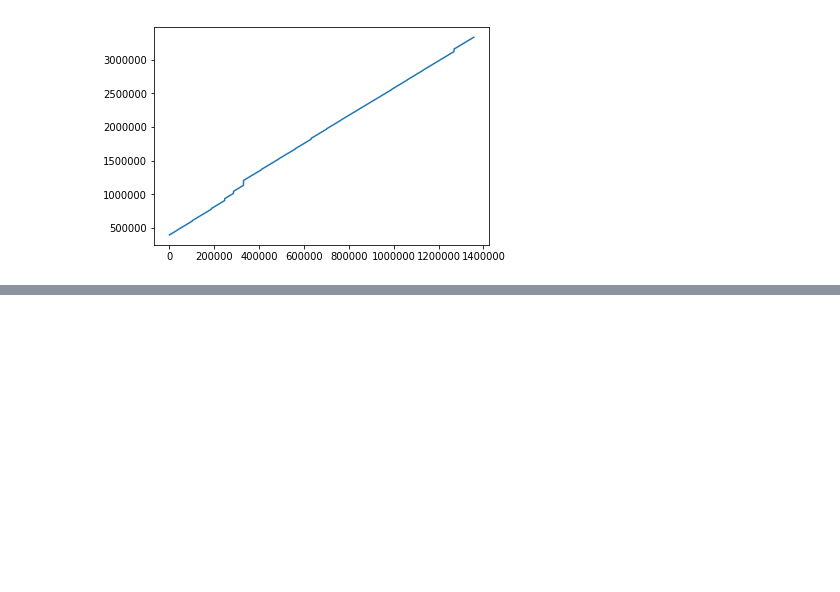
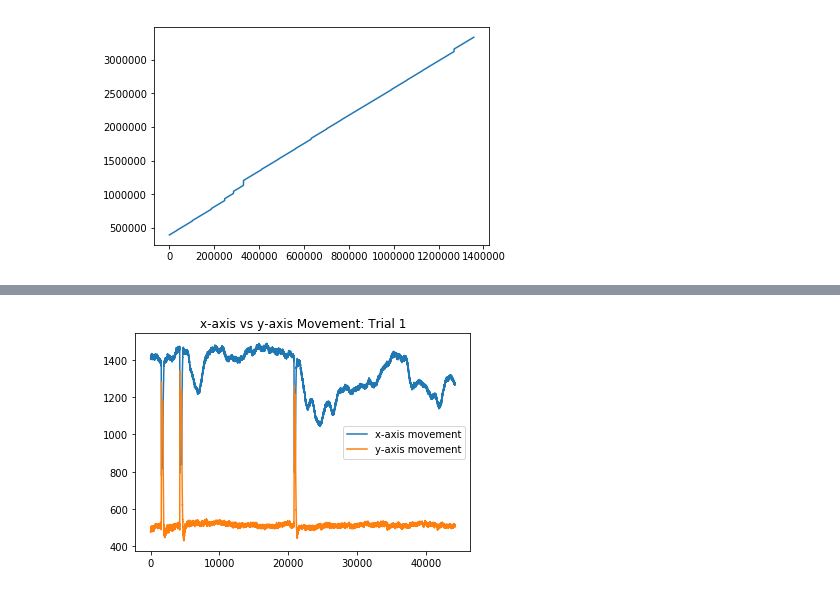
Before and after one commit to abra-eyetracking/abra-eyetracking, a Jupyter notebook: tutorial.ipynb, the cells around one changed output, grey strips where cells are left out. Saved outputs shown, nothing was run; the diff lists cells and outputs as text; code cells hidden in the pictures; blank space fills up the shorter version.

```diff
--- a/tutorial.ipynb
+++ b/tutorial.ipynb
@@ -205,0 +238,4 @@ plt.plot(cleaned_abra.timestamps)
+# %%
+sess.plot_xy(1)
+# %% [output]
+[figure, added]
```
Also changed, not shown: parts of 17 cells of this notebook, 6 other files.
